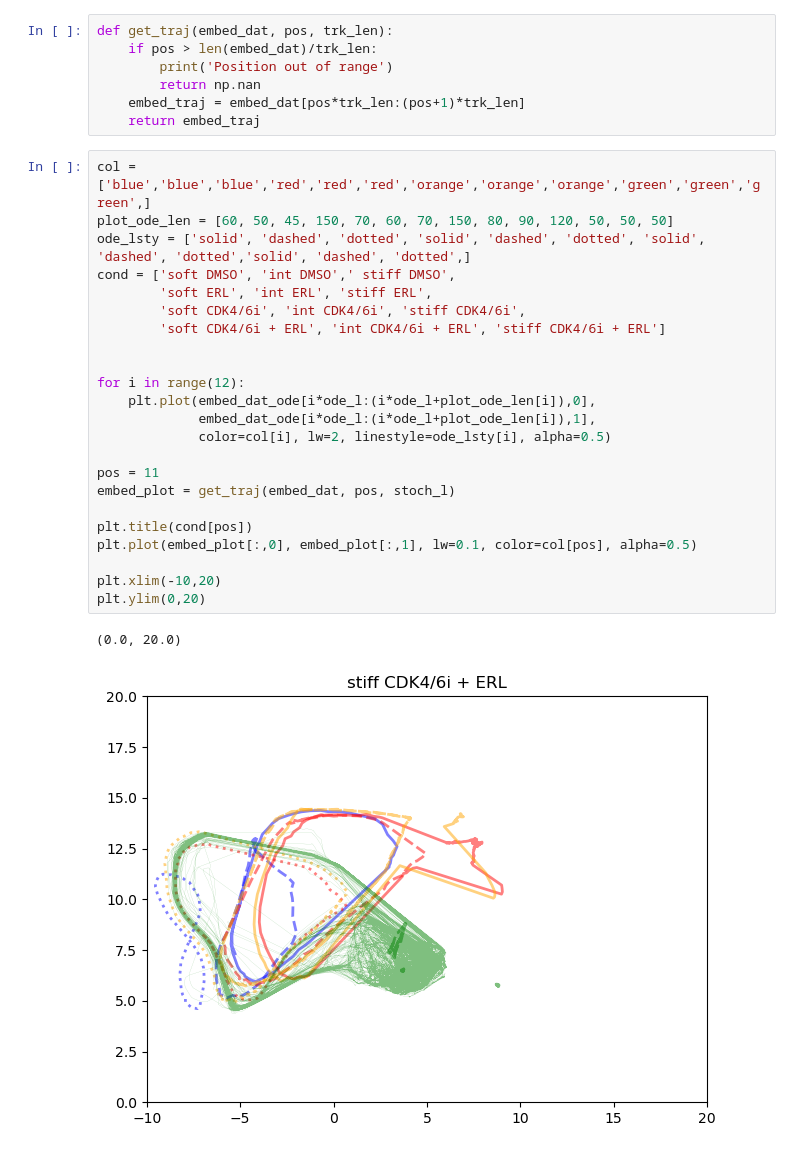
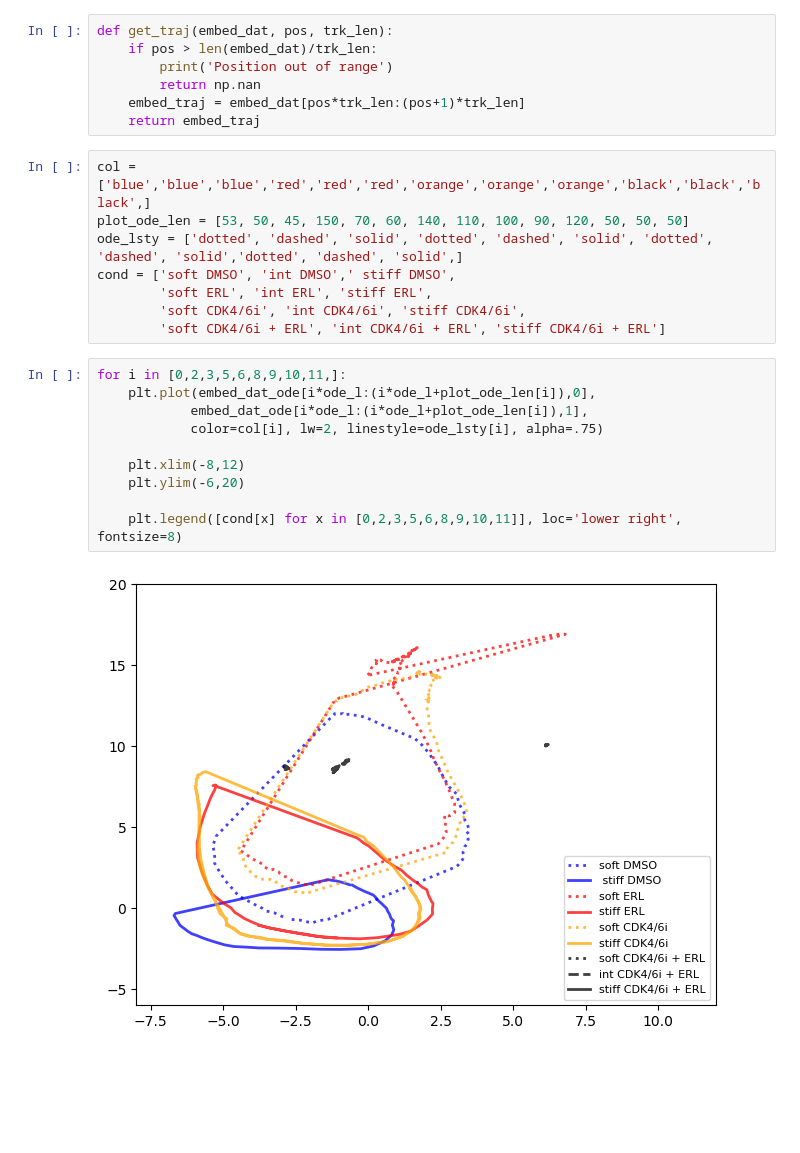
Before and after one commit to QuLab-VU/ECM_cell_cycle_model, a Jupyter notebook: Figures/Fig7/Fig7.ipynb, the cells around one changed output. Cells and saved outputs as stored; diff of their text form; blank space fills up the shorter version.

```diff
--- a/Figures/Fig7/Fig7.ipynb
+++ b/Figures/Fig7/Fig7.ipynb
@@ -67,28 +67,22 @@ def get_traj(embed_dat, pos, trk_len):
     embed_traj = embed_dat[pos*trk_len:(pos+1)*trk_len]
     return embed_traj
 # %%
-col = ['blue','blue','blue','red','red','red','orange','orange','orange','green','green','green',]
-plot_ode_len = [60, 50, 45, 150, 70, 60, 70, 150, 80, 90, 120, 50, 50, 50]
-ode_lsty = ['solid', 'dashed', 'dotted', 'solid', 'dashed', 'dotted', 'solid', 'dashed', 'dotted','solid', 'dashed', 'dotted',]
+col = ['blue','blue','blue','red','red','red','orange','orange','orange','black','black','black',]
+plot_ode_len = [53, 50, 45, 150, 70, 60, 140, 110, 100, 90, 120, 50, 50, 50]
+ode_lsty = ['dotted', 'dashed', 'solid', 'dotted', 'dashed', 'solid', 'dotted', 'dashed', 'solid','dotted', 'dashed', 'solid',]
 cond = ['soft DMSO', 'int DMSO',' stiff DMSO',
         'soft ERL', 'int ERL', 'stiff ERL',
         'soft CDK4/6i', 'int CDK4/6i', 'stiff CDK4/6i',
         'soft CDK4/6i + ERL', 'int CDK4/6i + ERL', 'stiff CDK4/6i + ERL']
-
-
-for i in range(12):
-    plt.plot(embed_dat_ode[i*ode_l:(i*ode_l+plot_ode_len[i]),0],
-             embed_dat_ode[i*ode_l:(i*ode_l+plot_ode_len[i]),1],
-             color=col[i], lw=2, linestyle=ode_lsty[i], alpha=0.5)
-
-pos = 11
-embed_plot = get_traj(embed_dat, pos, stoch_l)
-
-plt.title(cond[pos])
-plt.plot(embed_plot[:,0], embed_plot[:,1], lw=0.1, color=col[pos], alpha=0.5)
-
-plt.xlim(-10,20)
-plt.ylim(0,20)
-# %% [output]
-(0.0, 20.0)
-[figure, removed]
+# %%
+for i in [0,2,3,5,6,8,9,10,11,]:
+    plt.plot(embed_dat_ode[i*ode_l:(i*ode_l+plot_ode_len[i]),0],
+            embed_dat_ode[i*ode_l:(i*ode_l+plot_ode_len[i]),1],
+            color=col[i], lw=2, linestyle=ode_lsty[i], alpha=.75)
+
+    plt.xlim(-8,12)
+    plt.ylim(-6,20)
+
+    plt.legend([cond[x] for x in [0,2,3,5,6,8,9,10,11]], loc='lower right', fontsize=8)
+# %% [output]
+[figure, added]
```
Also changed, not shown: parts of 1 cell of this notebook, 1 other file.
